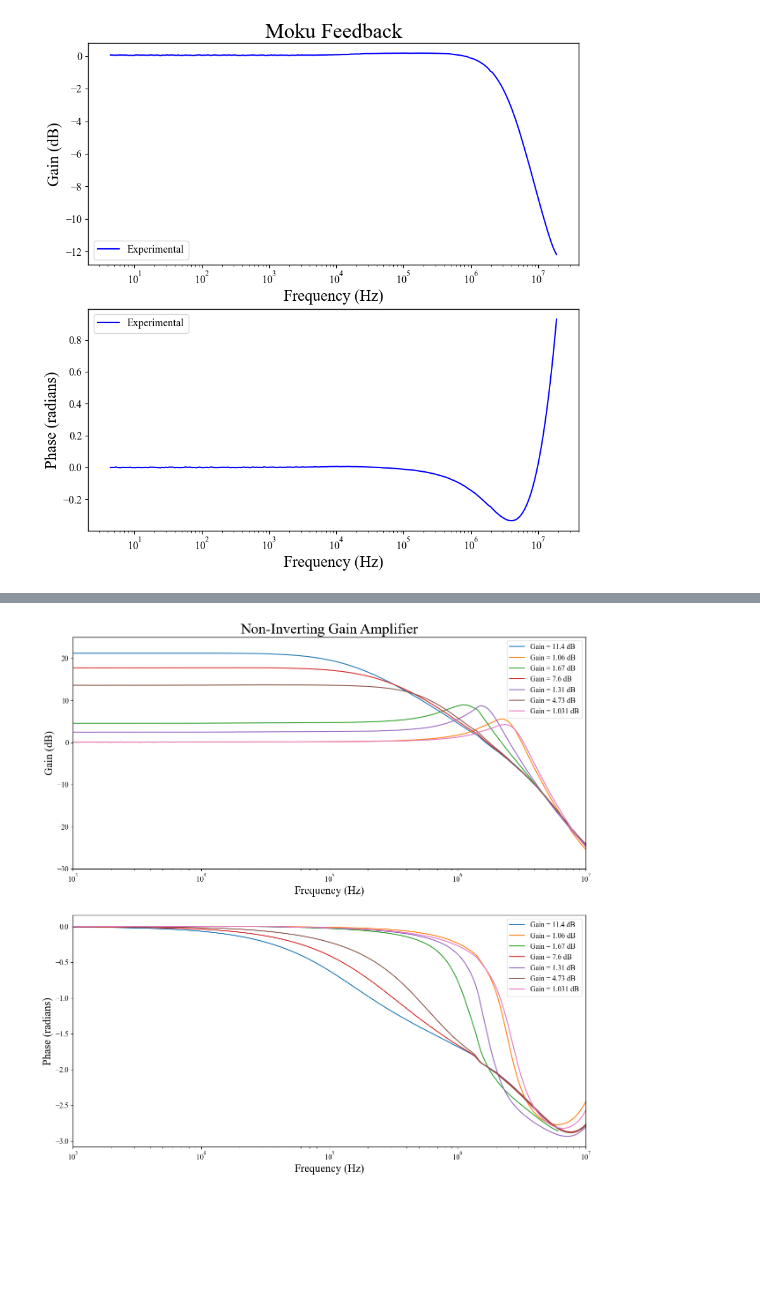
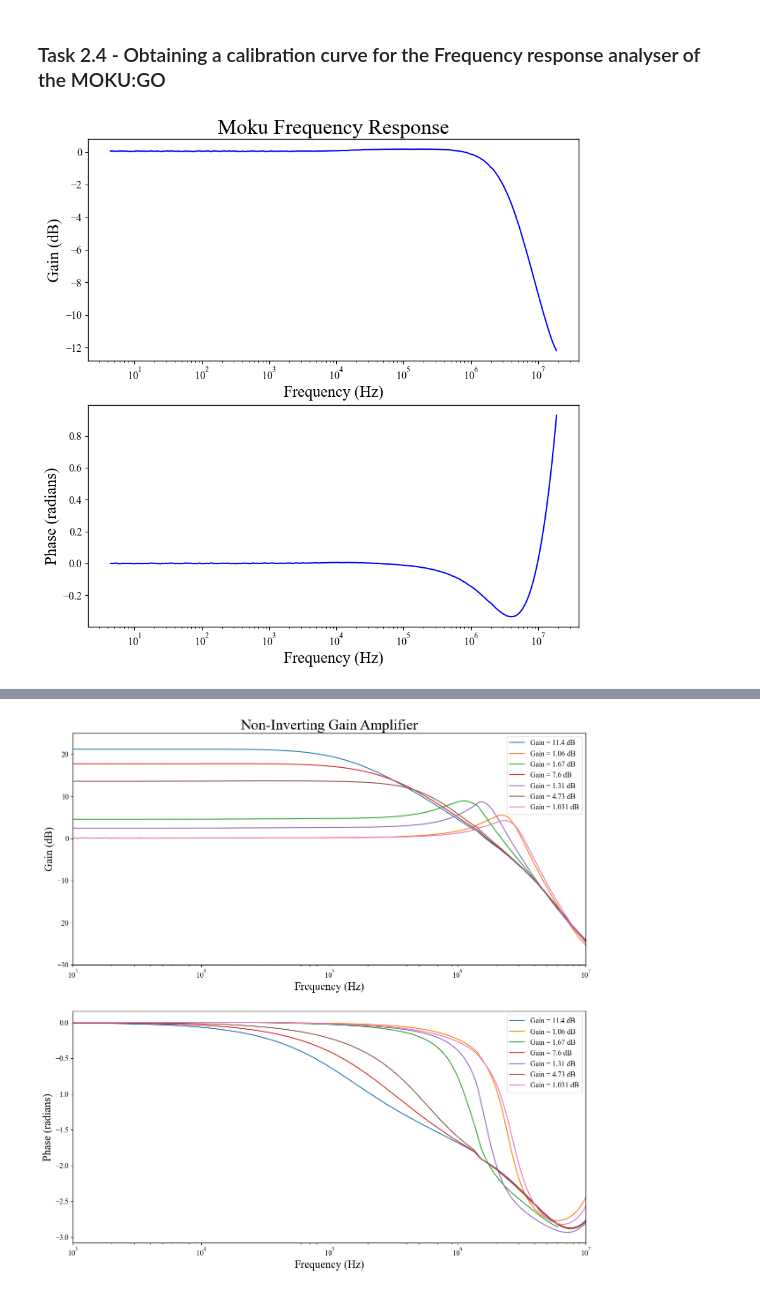
Before and after one commit to lewismcnish/Physics, a Jupyter notebook: Year_3/analogue_filters/analogue_filters.ipynb, the cells around one changed output, grey strips where cells are left out. Cells and saved outputs as stored; diff of their text form; code cells hidden in the pictures; blank space fills up the shorter version.

```diff
--- a/Year_3/analogue_filters/analogue_filters.ipynb
+++ b/Year_3/analogue_filters/analogue_filters.ipynb
@@ -215,27 +259,27 @@ plt.show()
+# %% [markdown]
+### Task 2.4 - Obtaining a calibration curve for the Frequency response analyser of the MOKU:GO
 # %%
-def load_data(file):
+def load_data(file):   #function to load in the data from a csv file
     data = pd.read_csv(file, delimiter = ',', skiprows = 2)
     data.columns = ['freq','gain','phase']
     data['phase'] = float_array_convert(data['phase'])*(np.pi/180)
     return data
 
-moku_feedback = load_data('data/moku_csv/moku_itself_data.csv')
+moku_feedback = load_data('data/moku_csv/moku_itself_data.csv') #loads in the data from the moku device that is used to measure any errors that the moku device itself introduces
 
-plt.figure(figsize=(10,10))
+plt.figure(figsize=(10,10))                                   #plots the bode plots of gain and phase for the moku device
 plt.subplot(2,1,1)
-plt.plot((moku_feedback['freq']),moku_feedback['gain'], label = 'Experimental', color = 'blue')
+plt.plot((moku_feedback['freq']),moku_feedback['gain'], color = 'blue')
 plt.xlabel('Frequency (Hz)')
 plt.xscale('log')
 plt.ylabel('Gain (dB)')
-plt.title('Moku Feedback')
-plt.legend()
+plt.title('Moku Frequency Response')
 
 plt.subplot(2,1,2)
-plt.plot((moku_feedback['freq']),moku_feedback['phase'], label = 'Experimental', color = 'blue')
+plt.plot((moku_feedback['freq']),moku_feedback['phase'], color = 'blue')
 plt.xlabel('Frequency (Hz)')
 plt.xscale('log')
 plt.ylabel('Phase (radians)')
-plt.legend()
 plt.show()
 # %% [output]
-[figure, old version]
+[figure, new version]
```
Also changed, not shown: parts of 9 cells of this notebook, 1 other file.
